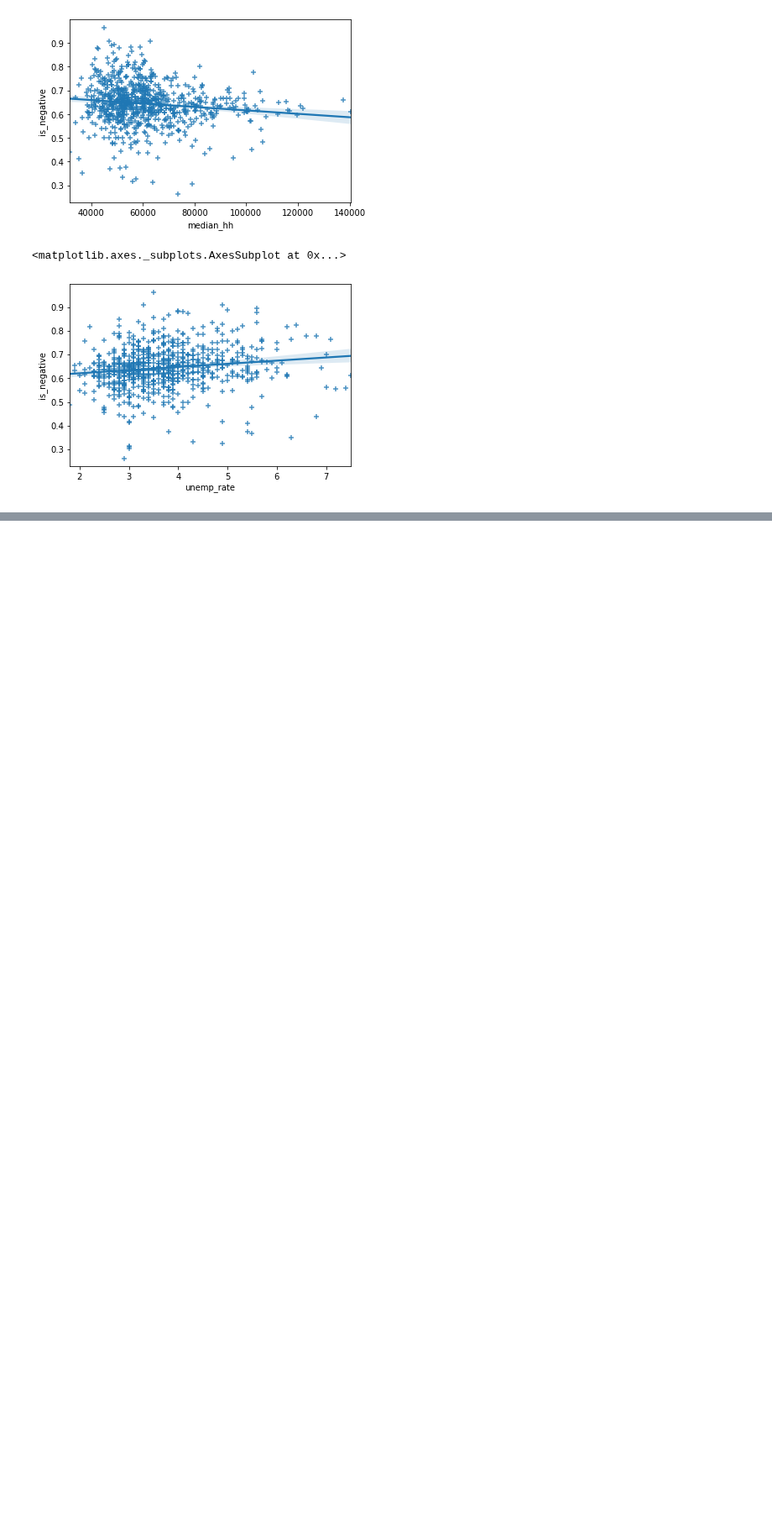
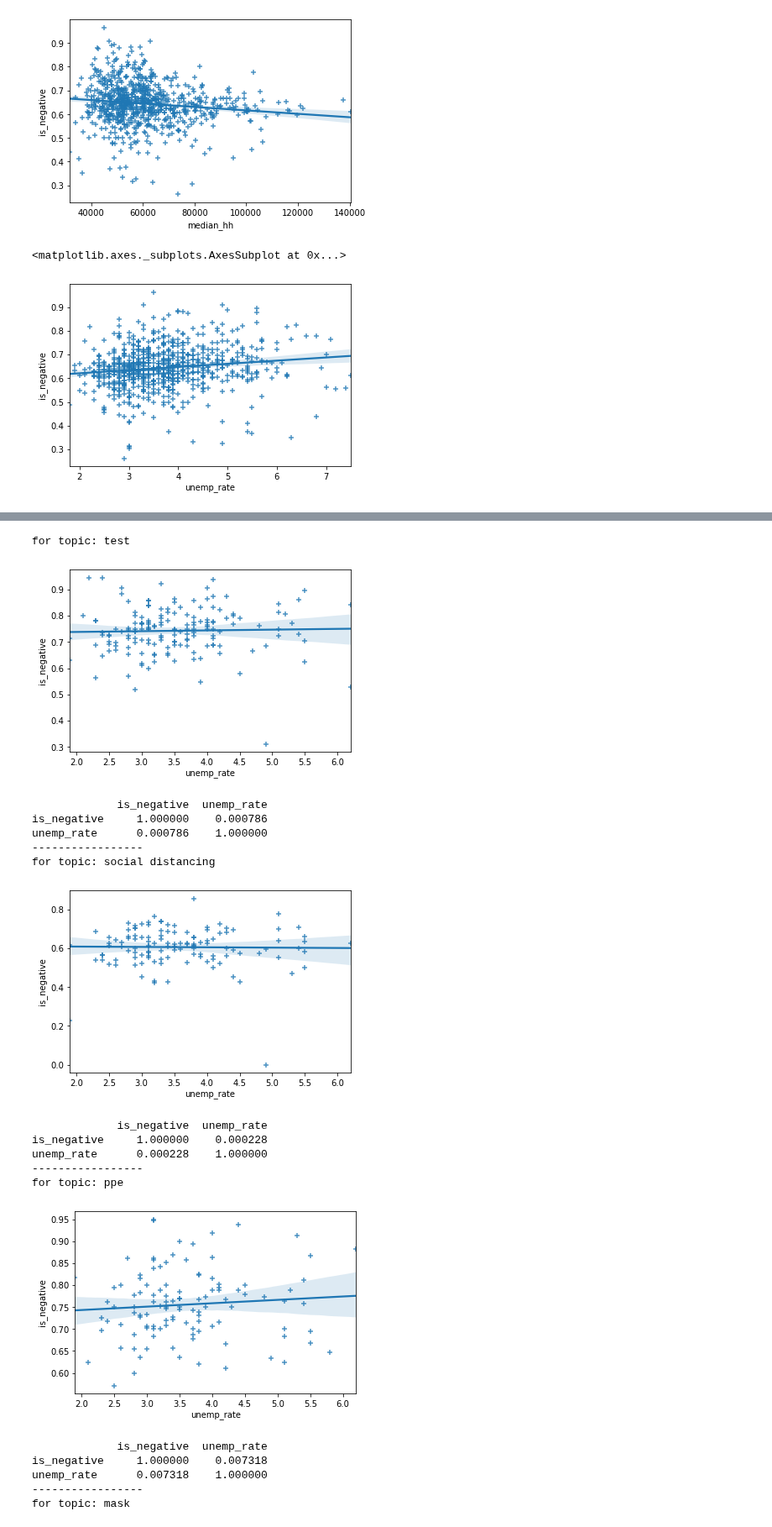
Before and after one commit to Alexander-Kahanek/COVID_Research, a Jupyter notebook: analysis/income.ipynb, the cells around one changed output, grey strips where cells are left out. Shown at 84% size. Cells and saved outputs as stored; diff of their text form; code cells hidden in the pictures; blank space fills up the shorter version.

```diff
--- a/analysis/income.ipynb
+++ b/analysis/income.ipynb
@@ -164,0 +207,37 @@ sns.regplot(x='unemp_rate', y='is_negative', data=counties, marker='+')
+# %%
+topics = ['test', "social distancing", 'ppe', "mask", "stay home"]
+
+for i, topic in enumerate(topics):
+    raw[topic] = [1 if topic in text else 0 for text in raw['ogtext']]
+
+for topic in topics:
+    print(f'for topic: {topic}')
+
+    counties = raw[raw[topic]==1].groupby(['fips']).agg({'is_negative':'mean', 'median_hh':'mean', 'unemp_rate':'mean', 'state_name':'max', 'count':'count'}).reset_index()
+
+    counties = counties[counties['count'] > 15]
+
+    sns.regplot(x='unemp_rate', y='is_negative', data=counties, marker='+')
+    plt.show()
+    print(counties[['is_negative','unemp_rate']].corr()**2)
+    print('-----------------')
+# %% [output]
+for topic: test
+[figure, added]
+             is_negative  unemp_rate
+is_negative     1.000000    0.000786
+unemp_rate      0.000786    1.000000
+-----------------
+for topic: social distancing
+[figure, added]
+             is_negative  unemp_rate
+is_negative     1.000000    0.000228
+unemp_rate      0.000228    1.000000
+-----------------
+for topic: ppe
+[figure, added]
+             is_negative  unemp_rate
+is_negative     1.000000    0.007318
+unemp_rate      0.007318    1.000000
+-----------------
+for topic: mask
```
Also changed, not shown: parts of 9 cells of this notebook.
